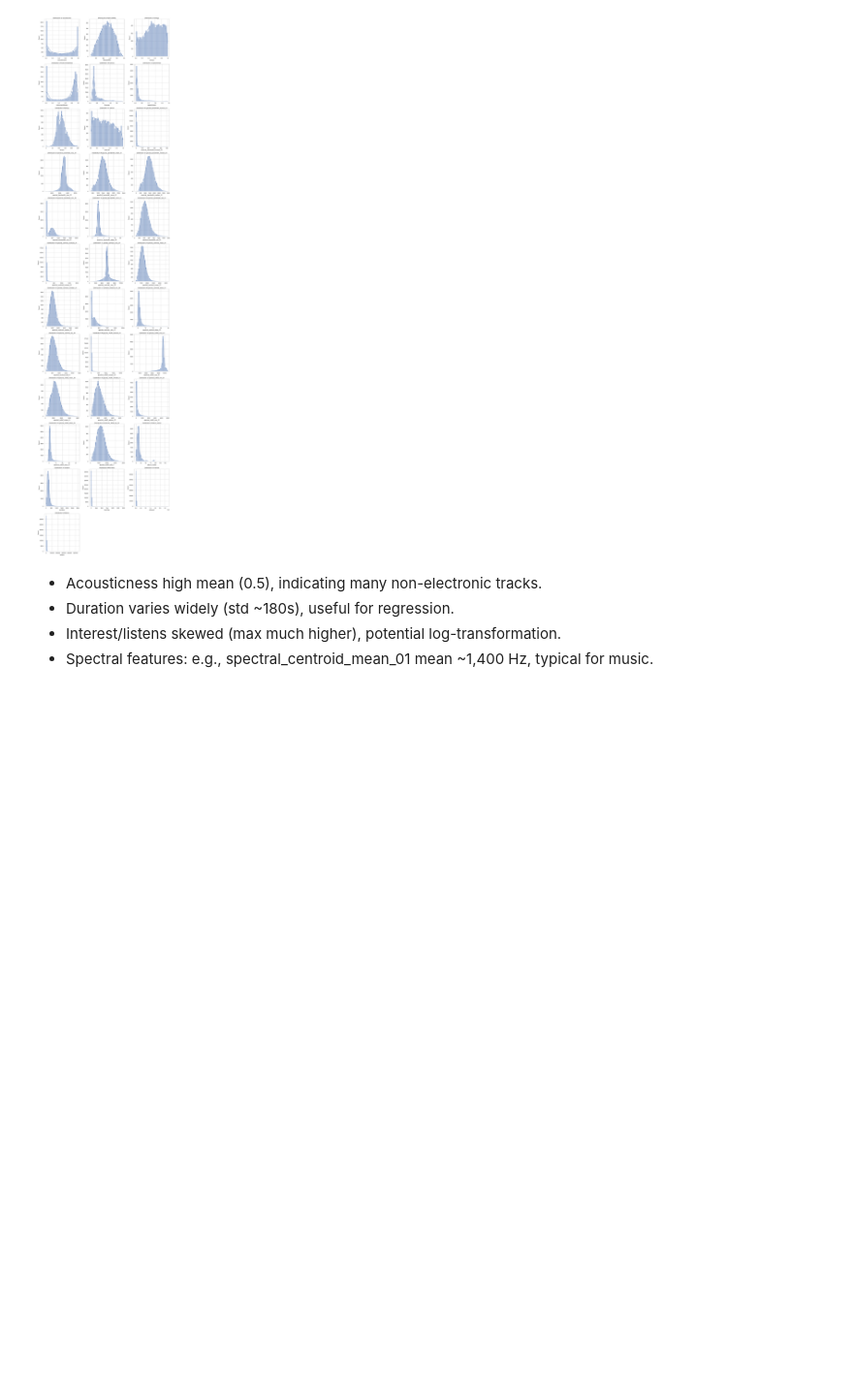
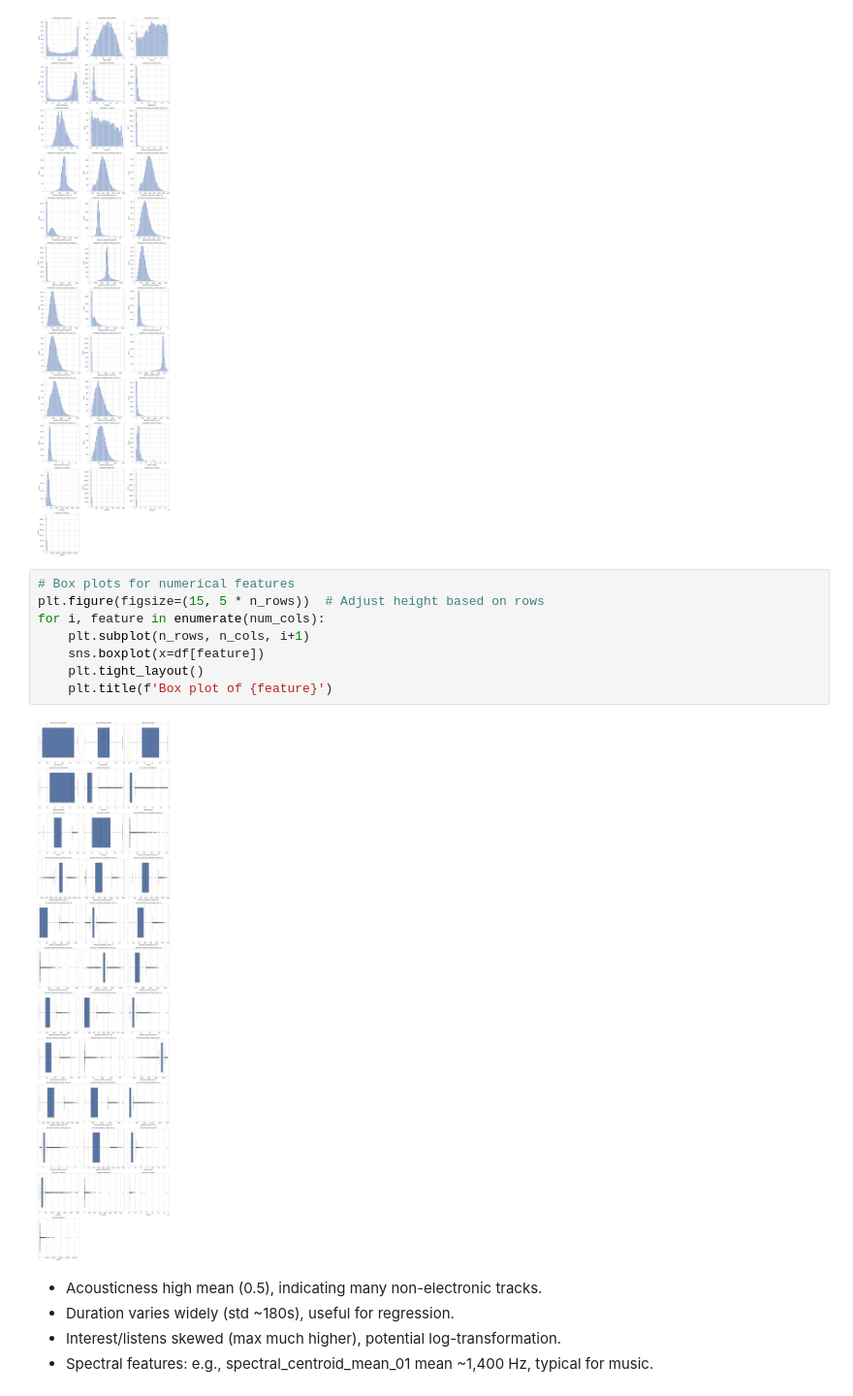
Before and after one commit to cyrilsaadd/supervised-learning-challenge, a Jupyter notebook: explore.ipynb, the cells around one changed output. Shown at 97% size. Drawn from its saved outputs; the diff is of its cells as text; blank space fills up the shorter version.

```diff
--- a/explore.ipynb
+++ b/explore.ipynb
@@ -282,6 +277,16 @@ plt.tight_layout()
 plt.show()
 # %% [output]
 [figure]
+# %%
+# Box plots for numerical features
+plt.figure(figsize=(15, 5 * n_rows))  # Adjust height based on rows
+for i, feature in enumerate(num_cols):
+    plt.subplot(n_rows, n_cols, i+1)
+    sns.boxplot(x=df[feature])
+    plt.tight_layout()
+    plt.title(f'Box plot of {feature}')
+# %% [output]
+[figure, added]
 # %% [markdown]
 - Acousticness high mean (0.5), indicating many non-electronic tracks.
 - Duration varies widely (std ~180s), useful for regression.
```
Also changed, not shown: parts of 7 cells of this notebook, 2 other files.
